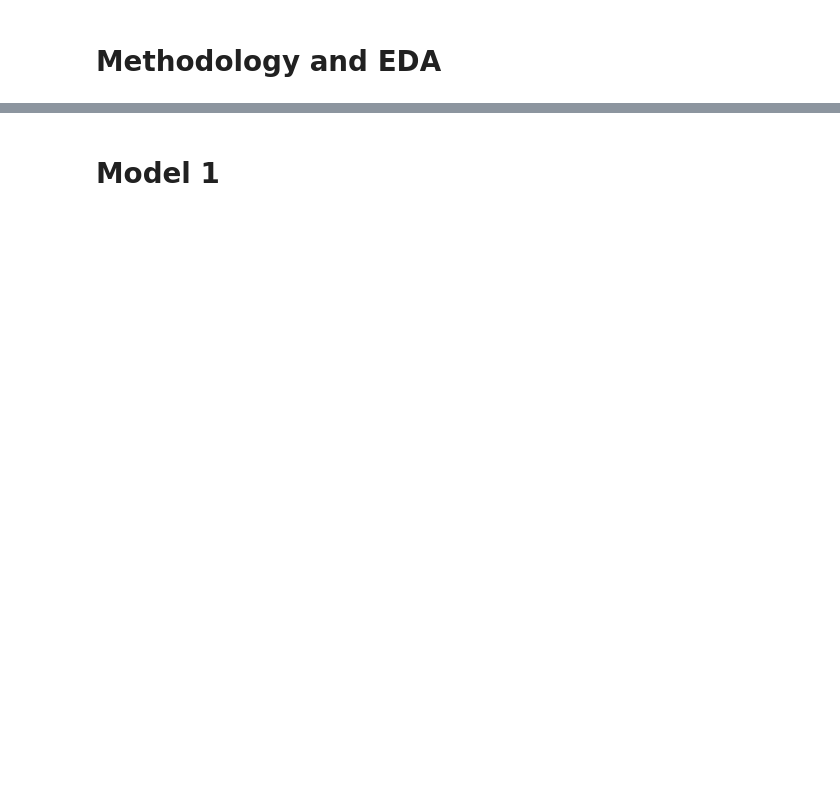
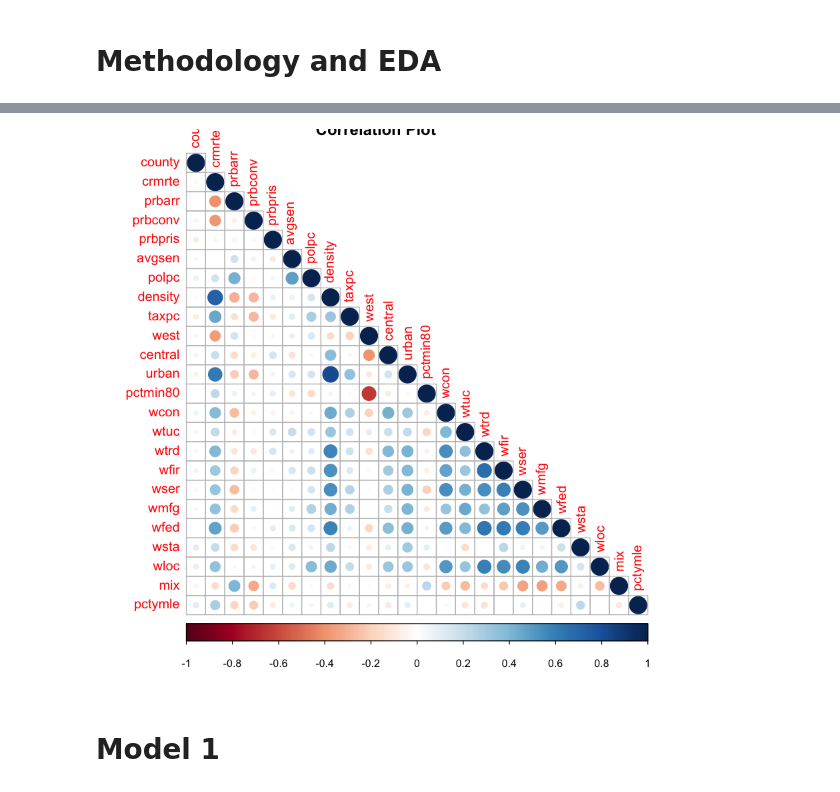
Before and after one commit to vbeohar/mids203_lab3, a Jupyter notebook: lab3_zw_vb_rb_v3.ipynb, the cells around one changed output, grey strips where cells are left out. Saved outputs shown, nothing was run; the diff lists cells and outputs as text; code cells hidden in the pictures; blank space fills up the shorter version.

```diff
--- a/lab3_zw_vb_rb_v3.ipynb
+++ b/lab3_zw_vb_rb_v3.ipynb
@@ -86,5 +75,10 @@ Lastly, we create a larger model with all of the main variables included to furt
 Note that for our non-wage-related variables, we transform them (e.g., log, sqrt) as necessary to optimize the strength of their relationship with crime rate. Even though, it reduces the explainability of the non-wage-related variables, our key focus is on the effect of wages on crime anyway. By controlling as much as possible for the effect of other variables (by optimally transforming them to have a strong linear relationship with crime rate), we can focus more on the incremental impact of wages on crime. In other words, we are controlling for otherwise omitted latent relationships (e.g., non-linear) from other variables that may be affecting our wage variables.
 
 While the wage related variables may also have non-linear relationships, we do not transform these to maximize interpretability of our models.
+# %%
+correlations <- cor(data)
+corrplot(correlations, type="lower", method='circle', main="Correlation Plot")
+# %% [output]
+[figure, added]
 # %% [markdown]
 # Model 1
```
Also changed, not shown: parts of 18 cells of this notebook, 1 other file.
